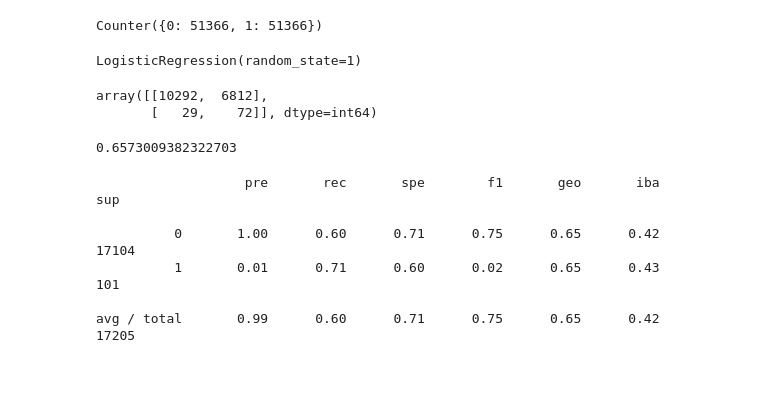
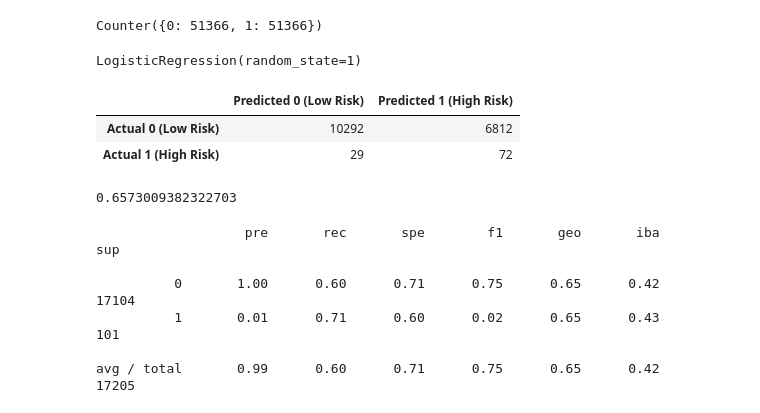
Before and after one commit to tonywang3571/Credit_Risk_Analysis, a Jupyter notebook: credit_risk_resampling.ipynb, the cells around one changed output. Saved outputs shown, nothing was run; the diff lists cells and outputs as text; code cells hidden in the pictures; blank space fills up the shorter version.

```diff
--- a/credit_risk_resampling.ipynb
+++ b/credit_risk_resampling.ipynb
@@ -216,12 +216,18 @@ LogisticRegression(random_state=1)
 # %%
 # Display the confusion matrix
 from sklearn.metrics import confusion_matrix
 
 y_pred = model.predict(X_test)
-confusion_matrix(y_test, y_pred)
+
+cm = confusion_matrix(y_test, y_pred)
+cm_df = pd.DataFrame(
+    cm, index=["Actual 0 (Low Risk)", "Actual 1 (High Risk)"], columns=["Predicted 0 (Low Risk)", "Predicted 1 (High Risk)"]
+)
+cm_df
 # %% [output]
-array([[10292,  6812],
-       [   29,    72]], dtype=int64)
+|  | Predicted 0 (Low Risk) | Predicted 1 (High Risk) |
+| Actual 0 (Low Risk) | 10292 | 6812 |
+| Actual 1 (High Risk) | 29 | 72 |
 # %%
 # Calculated the balanced accuracy score
 from sklearn.metrics import balanced_accuracy_score
```
Also changed, not shown: parts of 10 cells of this notebook, 8 other files.
